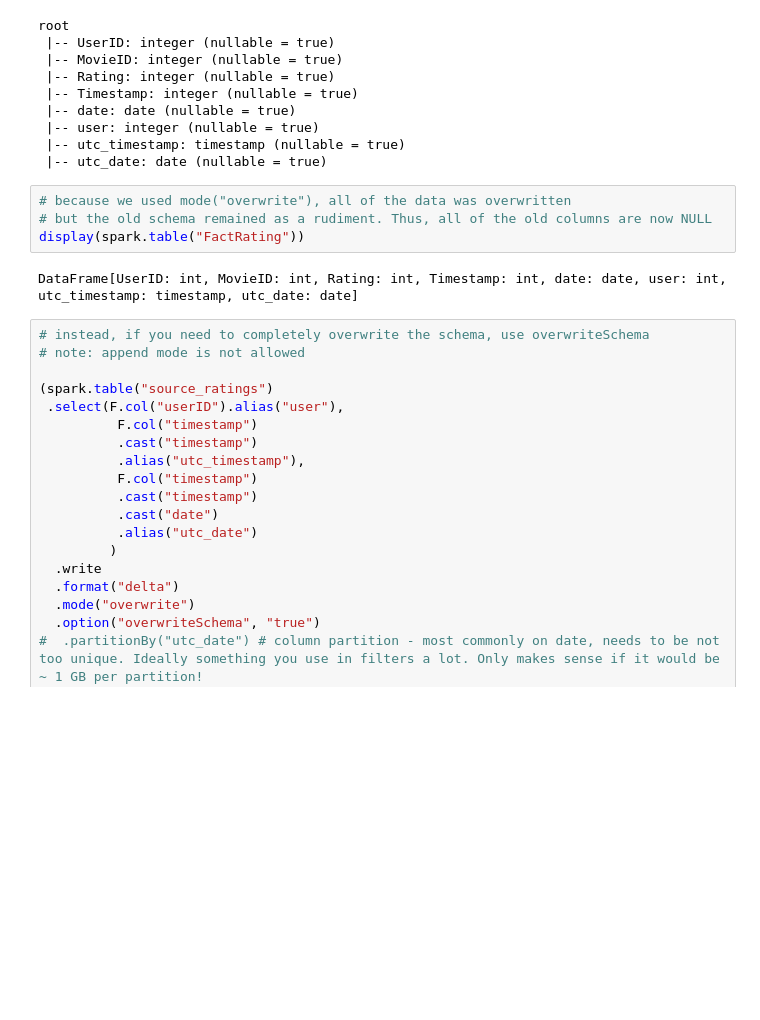
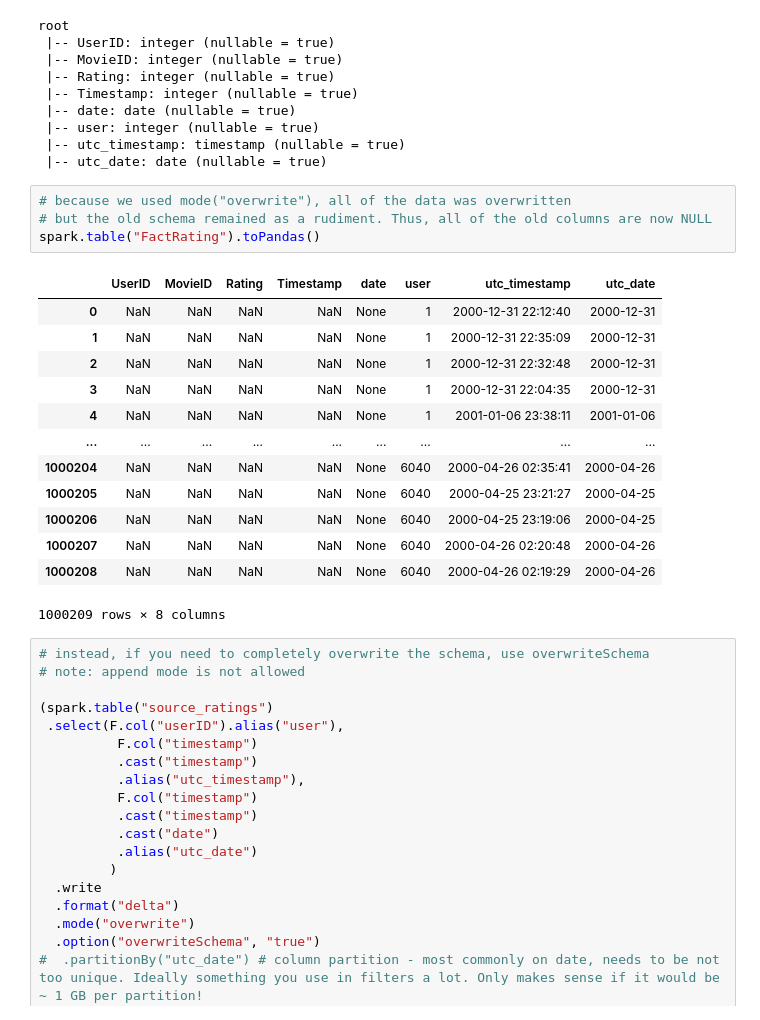
Before and after one commit to pinkfloydsito/big_data_management_2025, a Jupyter notebook: week_05__Streaming_1/Streaming_1.ipynb, the cells around one changed output. Saved outputs shown, nothing was run; the diff lists cells and outputs as text; blank space fills up the shorter version.

```diff
--- a/week_05__Streaming_1/Streaming_1.ipynb
+++ b/week_05__Streaming_1/Streaming_1.ipynb
@@ -307,9 +346,21 @@ root
 # %%
 # because we used mode("overwrite"), all of the data was overwritten
 # but the old schema remained as a rudiment. Thus, all of the old columns are now NULL
-display(spark.table("FactRating"))
+spark.table("FactRating").toPandas()
 # %% [output]
+|  | UserID | MovieID | Rating | Timestamp | date | user | utc_timestamp | utc_date |
+| 0 | NaN | NaN | NaN | NaN | None | 1 | 2000-12-31 22:12:40 | 2000-12-31 |
+| 1 | NaN | NaN | NaN | NaN | None | 1 | 2000-12-31 22:35:09 | 2000-12-31 |
+| 2 | NaN | NaN | NaN | NaN | None | 1 | 2000-12-31 22:32:48 | 2000-12-31 |
+| 3 | NaN | NaN | NaN | NaN | None | 1 | 2000-12-31 22:04:35 | 2000-12-31 |
+| 4 | NaN | NaN | NaN | NaN | None | 1 | 2001-01-06 23:38:11 | 2001-01-06 |
+| ... | ... | ... | ... | ... | ... | ... | ... | ... |
+| 1000204 | NaN | NaN | NaN | NaN | None | 6040 | 2000-04-26 02:35:41 | 2000-04-26 |
+| 1000205 | NaN | NaN | NaN | NaN | None | 6040 | 2000-04-25 23:21:27 | 2000-04-25 |
+| 1000206 | NaN | NaN | NaN | NaN | None | 6040 | 2000-04-25 23:19:06 | 2000-04-25 |
+| 1000207 | NaN | NaN | NaN | NaN | None | 6040 | 2000-04-26 02:20:48 | 2000-04-26 |
+| 1000208 | NaN | NaN | NaN | NaN | None | 6040 | 2000-04-26 02:19:29 | 2000-04-26 |
-DataFrame[UserID: int, MovieID: int, Rating: int, Timestamp: int, date: date, user: int, utc_timestamp: timestamp, utc_date: date]
+1000209 rows × 8 columns
 # %%
 # instead, if you need to completely overwrite the schema, use overwriteSchema
 # note: append mode is not allowed
```
Also changed, not shown: parts of 9 cells of this notebook.
